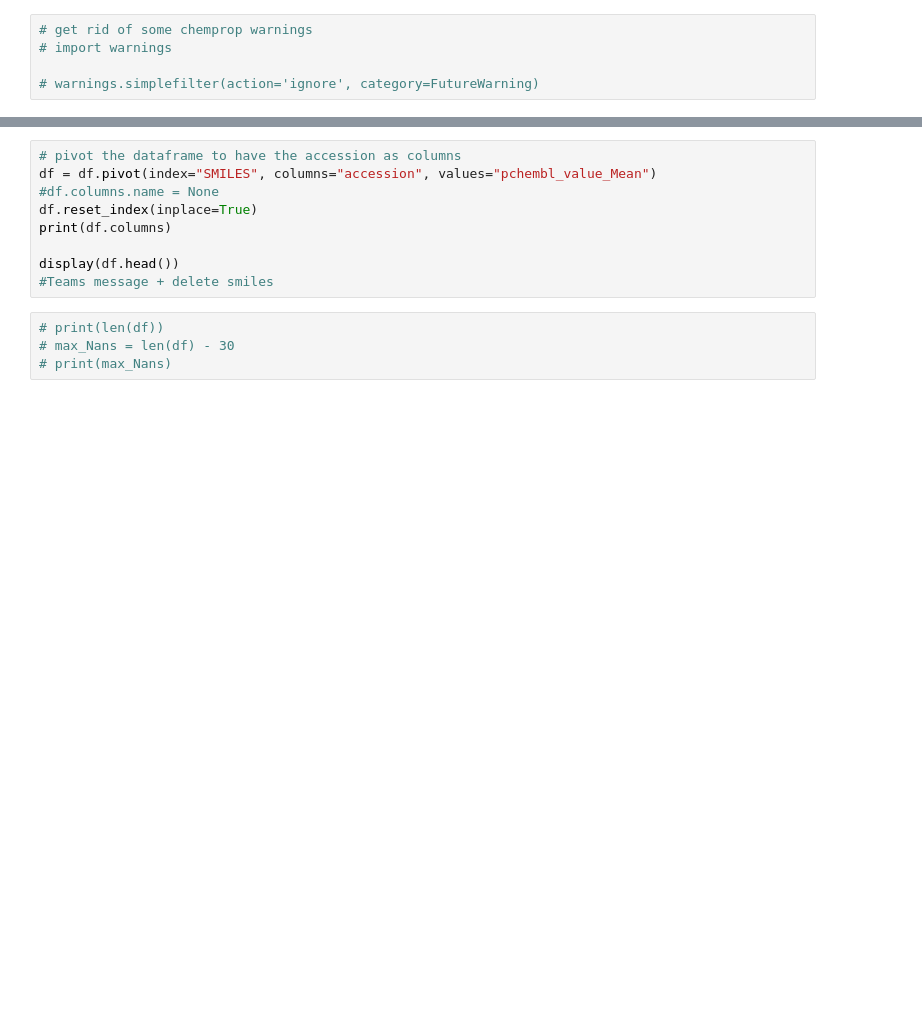
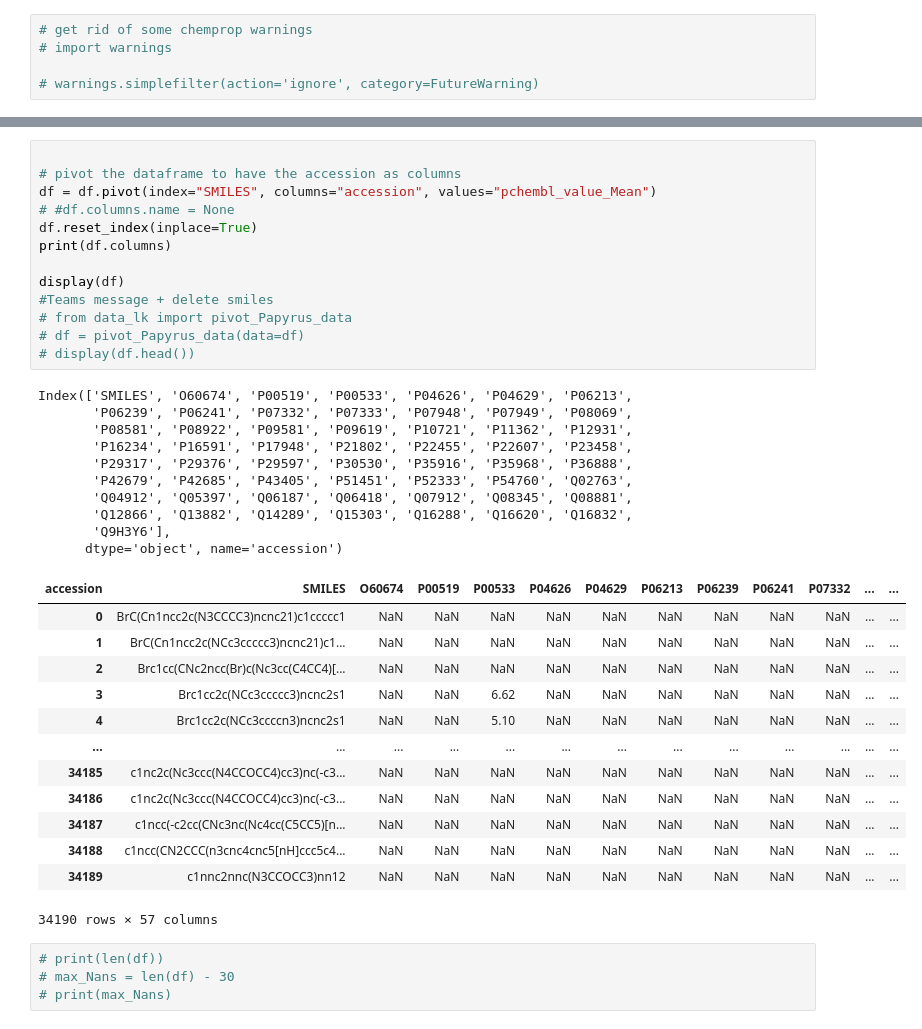
Before and after one commit to thijmenwroos/ppk, a Jupyter notebook: test_kin/chemprop_mt.ipynb, the cells around one changed output, grey strips where cells are left out. Cells and saved outputs as stored; diff of their text form; blank space fills up the shorter version.

```diff
--- a/test_kin/chemprop_mt.ipynb
+++ b/test_kin/chemprop_mt.ipynb
@@ -15,12 +23,40 @@ display(df.head())
 # %%
+
 # pivot the dataframe to have the accession as columns
 df = df.pivot(index="SMILES", columns="accession", values="pchembl_value_Mean")
-#df.columns.name = None
+# #df.columns.name = None
 df.reset_index(inplace=True)
 print(df.columns)
 
-display(df.head())
+display(df)
 #Teams message + delete smiles
+# from data_lk import pivot_Papyrus_data
+# df = pivot_Papyrus_data(data=df)
+# display(df.head())
+# %% [output]
+Index(['SMILES', 'O60674', 'P00519', 'P00533', 'P04626', 'P04629', 'P06213',
+       'P06239', 'P06241', 'P07332', 'P07333', 'P07948', 'P07949', 'P08069',
+       'P08581', 'P08922', 'P09581', 'P09619', 'P10721', 'P11362', 'P12931',
+       'P16234', 'P16591', 'P17948', 'P21802', 'P22455', 'P22607', 'P23458',
+       'P29317', 'P29376', 'P29597', 'P30530', 'P35916', 'P35968', 'P36888',
+       'P42679', 'P42685', 'P43405', 'P51451', 'P52333', 'P54760', 'Q02763',
+       'Q04912', 'Q05397', 'Q06187', 'Q06418', 'Q07912', 'Q08345', 'Q08881',
+       'Q12866', 'Q13882', 'Q14289', 'Q15303', 'Q16288', 'Q16620', 'Q16832',
+       'Q9H3Y6'],
+      dtype='object', name='accession')
+| accession | SMILES | O60674 | P00519 | P00533 | P04626 | P04629 | P06213 | P06239 | P06241 | P07332 | ... | ... |
+| 0 | BrC(Cn1ncc2c(N3CCCC3)ncnc21)c1ccccc1 | NaN | NaN | NaN | NaN | NaN | NaN | NaN | NaN | NaN | ... | ... |
+| 1 | BrC(Cn1ncc2c(NCc3ccccc3)ncnc21)c1... | NaN | NaN | NaN | NaN | NaN | NaN | NaN | NaN | NaN | ... | ... |
+| 2 | Brc1cc(CNc2ncc(Br)c(Nc3cc(C4CC4)[... | NaN | NaN | NaN | NaN | NaN | NaN | NaN | NaN | NaN | ... | ... |
+| 3 | Brc1cc2c(NCc3ccccc3)ncnc2s1 | NaN | NaN | 6.62 | NaN | NaN | NaN | NaN | NaN | NaN | ... | ... |
+| 4 | Brc1cc2c(NCc3ccccn3)ncnc2s1 | NaN | NaN | 5.10 | NaN | NaN | NaN | NaN | NaN | NaN | ... | ... |
+| ... | ... | ... | ... | ... | ... | ... | ... | ... | ... | ... | ... | ... |
+| 34185 | c1nc2c(Nc3ccc(N4CCOCC4)cc3)nc(-c3... | NaN | NaN | NaN | NaN | NaN | NaN | NaN | NaN | NaN | ... | ... |
+| 34186 | c1nc2c(Nc3ccc(N4CCOCC4)cc3)nc(-c3... | NaN | NaN | NaN | NaN | NaN | NaN | NaN | NaN | NaN | ... | ... |
+| 34187 | c1ncc(-c2cc(CNc3nc(Nc4cc(C5CC5)[n... | NaN | NaN | NaN | NaN | NaN | NaN | NaN | NaN | NaN | ... | ... |
+| 34188 | c1ncc(CN2CCC(n3cnc4cnc5[nH]ccc5c4... | NaN | NaN | NaN | NaN | NaN | NaN | NaN | NaN | NaN | ... | ... |
+| 34189 | c1nnc2nnc(N3CCOCC3)nn12 | NaN | NaN | NaN | NaN | NaN | NaN | NaN | NaN | NaN | ... | ... |
+34190 rows × 57 columns
 # %%
 # print(len(df))
 # max_Nans = len(df) - 30
```
Also changed, not shown: parts of 12 cells of this notebook.
